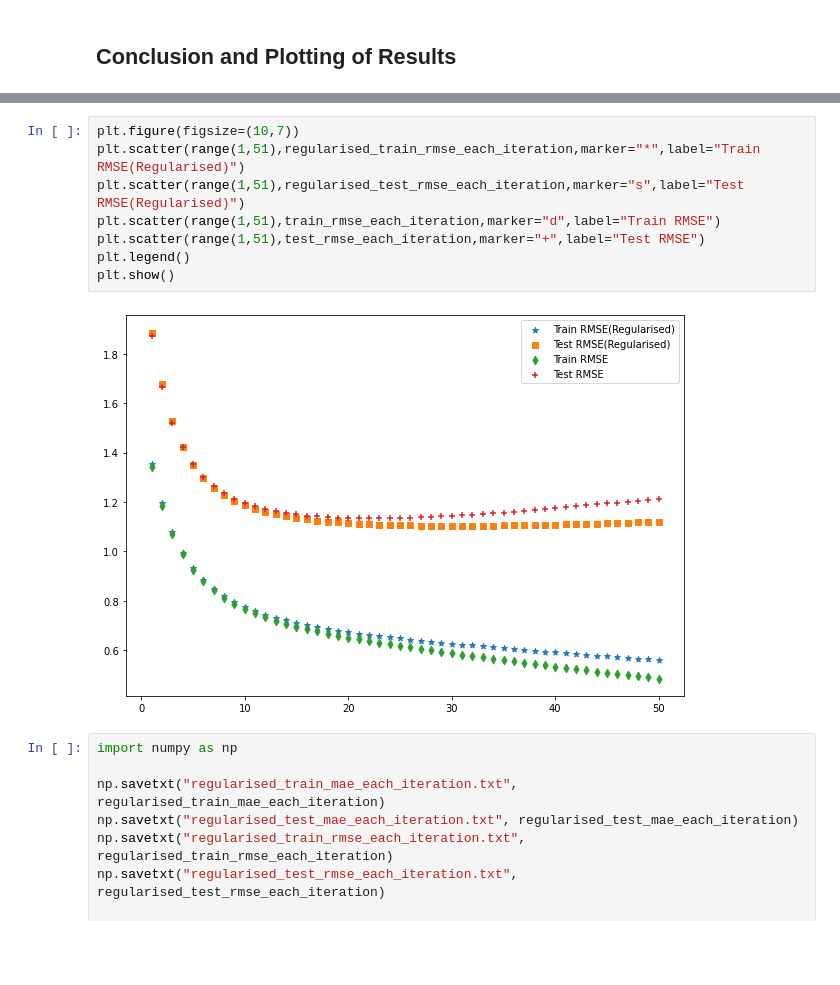
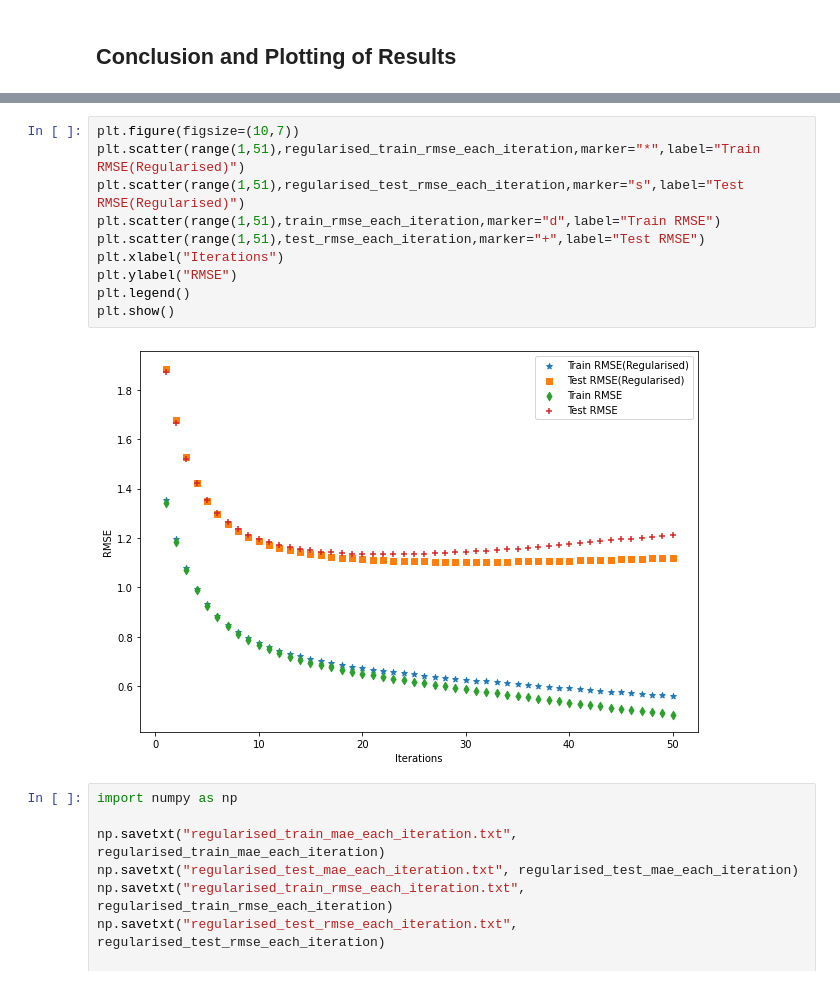
Before and after one commit to NeelMakadiya14/Music-Recommendation-System, a Jupyter notebook: Factorization/Factorisation.ipynb, the cells around one changed output, grey strips where cells are left out. Saved outputs shown, nothing was run; the diff lists cells and outputs as text; blank space fills up the shorter version.

```diff
--- a/Factorization/Factorisation.ipynb
+++ b/Factorization/Factorisation.ipynb
@@ -475,13 +477,15 @@ plt.show()
 # %%
 plt.figure(figsize=(10,7))
 plt.scatter(range(1,51),regularised_train_rmse_each_iteration,marker="*",label="Train RMSE(Regularised)")
 plt.scatter(range(1,51),regularised_test_rmse_each_iteration,marker="s",label="Test RMSE(Regularised)")
 plt.scatter(range(1,51),train_rmse_each_iteration,marker="d",label="Train RMSE")
 plt.scatter(range(1,51),test_rmse_each_iteration,marker="+",label="Test RMSE")
+plt.xlabel("Iterations")
+plt.ylabel("RMSE")
 plt.legend()
 plt.show()
 # %% [output]
-[figure, old version]
+[figure, new version]
 # %%
 import numpy as np
 
```
Also changed, not shown: parts of 2 cells of this notebook, 4 other files.
